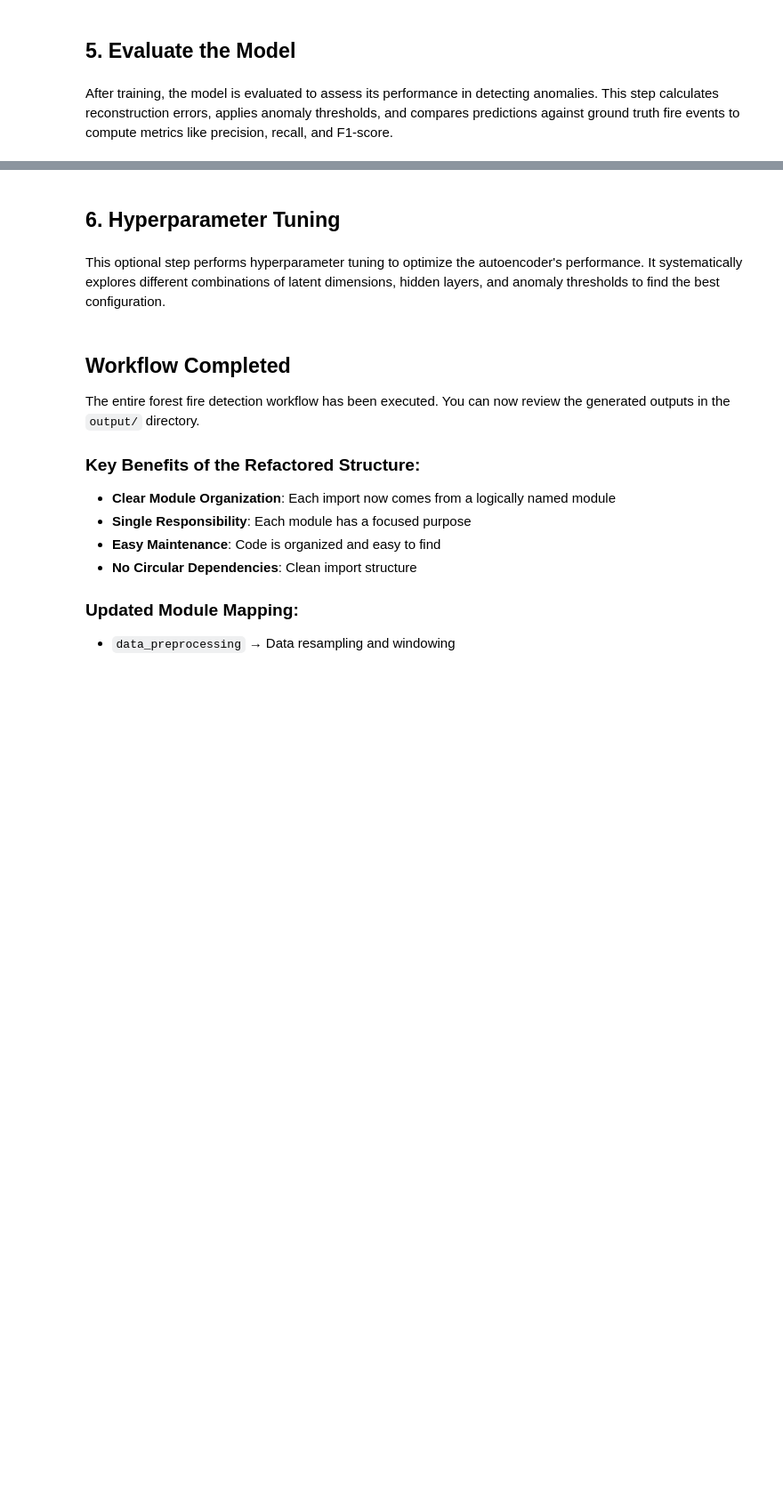
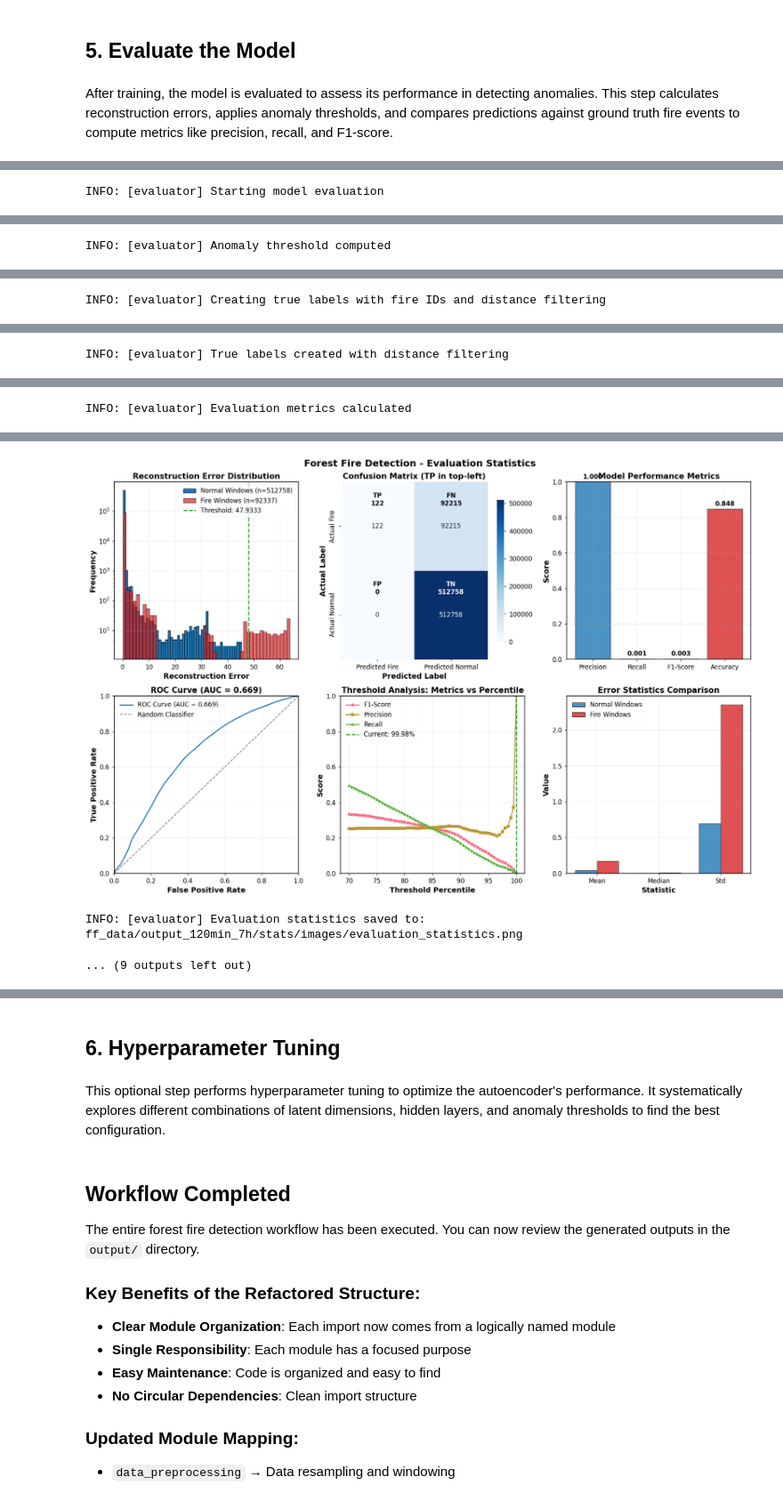
Before and after one commit to rmukhia/fire-detection, a Jupyter notebook: ForestFireDetection.ipynb, the cells around one changed output, grey strips where cells are left out. Shown at 89% size. Cells and saved outputs as stored; diff of their text form; code cells hidden in the pictures; blank space fills up the shorter version.

```diff
--- a/ForestFireDetection.ipynb
+++ b/ForestFireDetection.ipynb
@@ -58,19 +72,21 @@ This section trains the autoencoder neural network using the prepared dataset. T
 import logging
 from aad.autoencoder.trainer_standard import StandardTrainer
 from aad.autoencoder.model_vae import VariationalAutoencoder
+from aad.autoencoder.model_dense import Autoencoder
 from aad.data.utils import create_dataloaders
 from aad.common.reload_all import reload_all  # Explicit import for clarity
 
-num_features = len(config.data_pipeline.INPUT_COLUMNS) + len(config.data_pipeline.INPUT_COLUMNS) * len(config.data_pipeline.SMA_MULTIPLIERS) * 3 # 3 is sma, min and max
+num_features = len(config.data_pipeline.INPUT_COLUMNS) + len(config.data_pipeline.INPUT_COLUMNS) * len(config.data_pipeline.SMA_MULTIPLIERS) * 4 # 3 is sma, median, min and max
 config.training.BATCH_SIZE = 256
-config.tuning.LATENT_DIM = 12
+config.tuning.LATENT_DIM = 24
 
 
-model = VariationalAutoencoder(
-    time_steps=config.data_pipeline.WINDOW_SIZE,
+model = Autoencoder(
+    time_steps=60,
+    #time_steps=config.data_pipeline.WINDOW_SIZE,
     num_features=num_features,
     latent_dim=config.tuning.LATENT_DIM,
-    dropout=0.2,
+    dropout=0.0,
     d_model=num_features,
     num_heads=3,
 )
@@ -128,8 +144,12 @@ logging.info("Training completed successfully.")
 # %% [markdown]
 After training, the model is evaluated to assess its performance in detecting anomalies. This step calculates reconstruction errors, applies anomaly thresholds, and compares predictions against ground truth fire events to compute metrics like precision, recall, and F1-score.
 # %%
-from aad.autoencoder.evaluator import ModelEvaluator
+import aad.autoencoder.evaluator as evaluator
 import torch
+from importlib import reload
+
+config.training.DEVICE = "cuda"
+config.training.BATCH_SIZE = 256
 
 test_loader = create_full_dataloader(
     config.paths.DATASET_PATH,
@@ -139,12 +159,13 @@ test_loader = create_full_dataloader(
     ProcessLogger(config, "dataloader"),
 )
 
+reload(evaluator)
+
 logger = ProcessLogger(config, "evaluator")
 model.load_state_dict(torch.load(config.paths.BEST_MODEL_PATH, config.training.DEVICE))
 config.training.ANOMALY_THRESHOLD_PERCENTILE = 99.98
-config.training.DISTANCE_FILTER_THRESHOLD_M = 7200
-evaluator = ModelEvaluator(
-    anomaly_threshold_percentile=config.training.ANOMALY_THRESHOLD_PERCENTILE,
+config.training.DISTANCE_FILTER_THRESHOLD_M = 7000
+evaluator = evaluator.ModelEvaluator(
     distance_filter_threshold_m=config.training.DISTANCE_FILTER_THRESHOLD_M,
     device=config.training.DEVICE,
     logger=logger,
@@ -156,4 +177,5 @@ evaluator = ModelEvaluator(
     eval_results_csv_path=config.paths.EVALUATION_RESULTS_CSV_PATH,
     eval_summary_json_path=config.paths.EVALUATION_SUMMARY_JSON_PATH,
 )
-evaluator.evaluate_model(True)
+
+anomaly_scores, all_window_ids, all_fire_ids, all_distances  = evaluator.compute_anomaly_scores()
@@ -159,0 +191,5 @@ evaluator.evaluate_model(True)
+# %%
+config.training.ANOMALY_THRESHOLD_PERCENTILE = 99.98
+result = evaluator.evaluate_model(anomaly_scores, all_window_ids, all_fire_ids, all_distances, config.training.ANOMALY_THRESHOLD_PERCENTILE, True)
+# %% [output]
+INFO: [evaluator] Starting model evaluation
@@ -159,0 +197 @@ evaluator.evaluate_model(True)
+INFO: [evaluator] Anomaly threshold computed
@@ -159,0 +199 @@ evaluator.evaluate_model(True)
+INFO: [evaluator] Creating true labels with fire IDs and distance filtering
@@ -159,0 +201 @@ evaluator.evaluate_model(True)
+INFO: [evaluator] True labels created with distance filtering
@@ -159,0 +203 @@ evaluator.evaluate_model(True)
+INFO: [evaluator] Evaluation metrics calculated
@@ -159,0 +205,3 @@ evaluator.evaluate_model(True)
+[figure, added]
+INFO: [evaluator] Evaluation statistics saved to: ff_data/output_120min_7h/stats/images/evaluation_statistics.png
+... (9 outputs left out)
```
Also changed, not shown: parts of 8 cells of this notebook, 13 other files.
